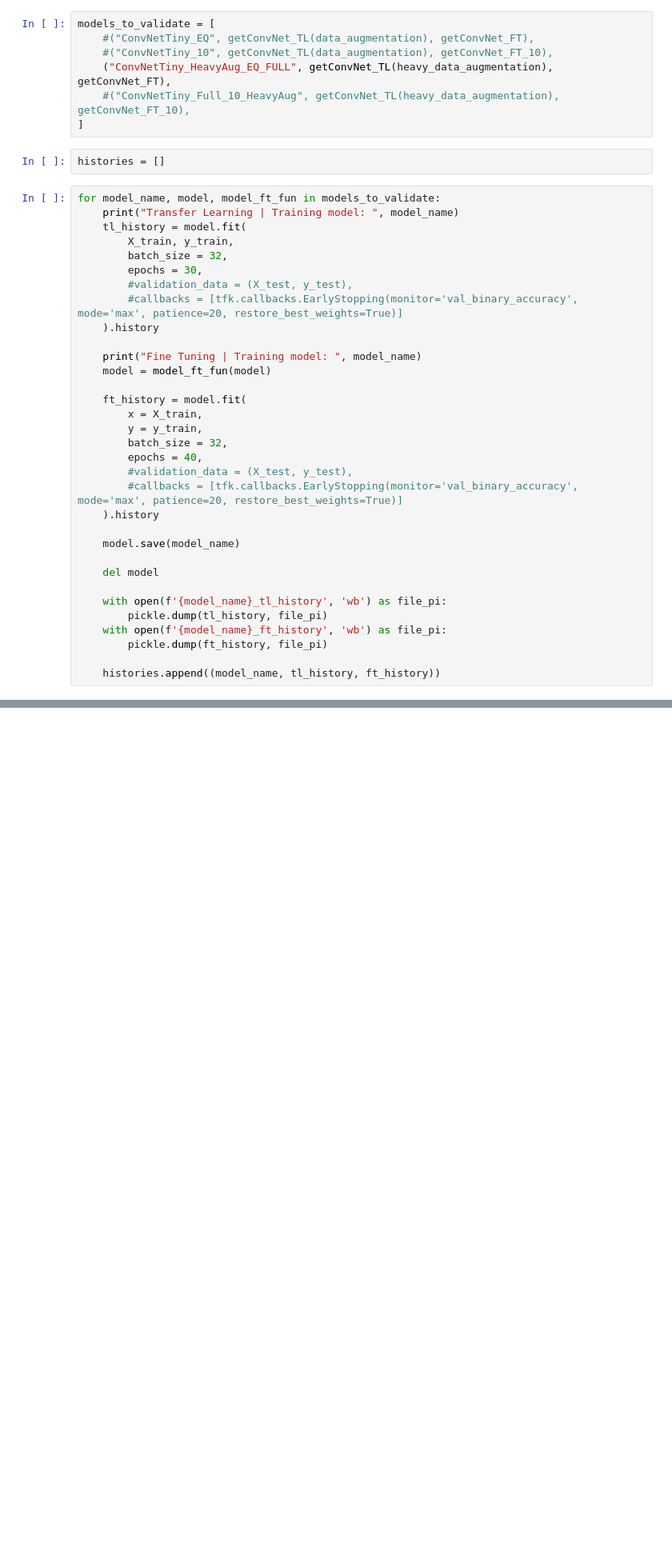
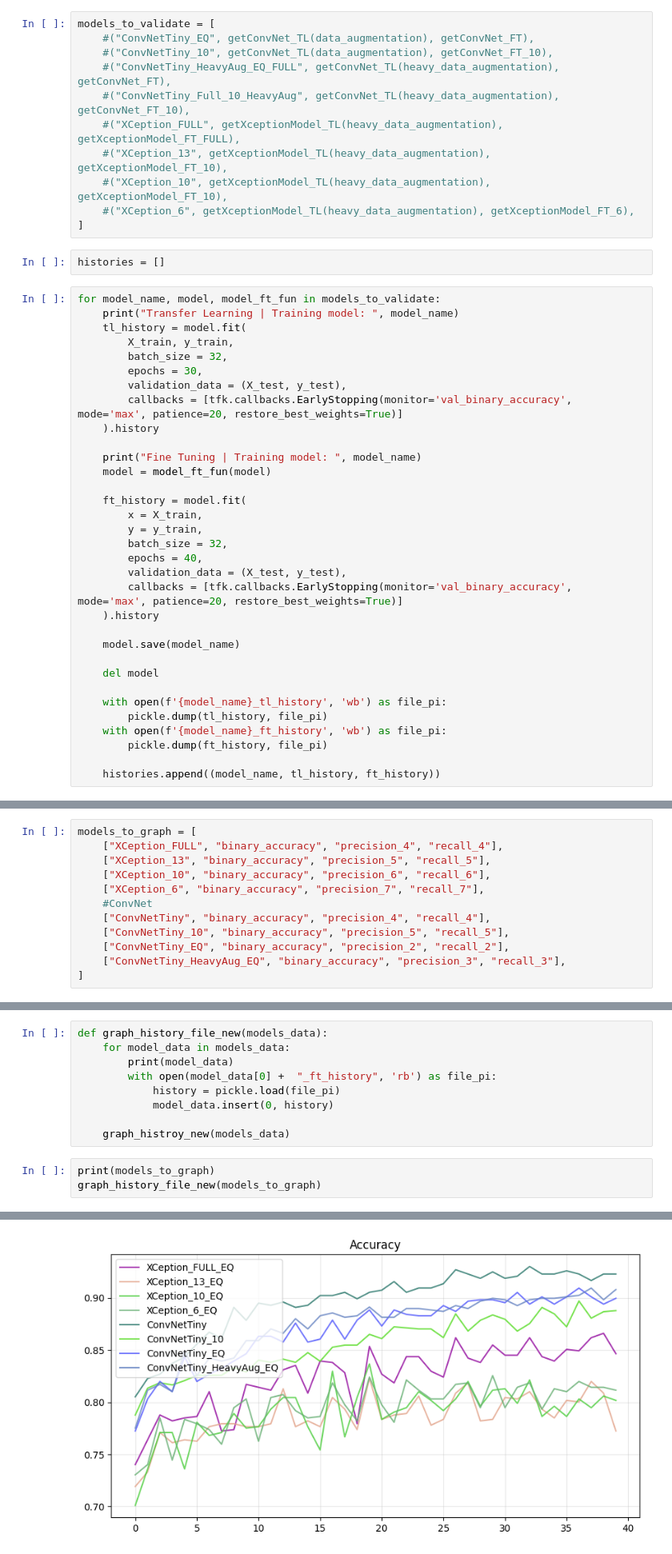
Before and after one commit to aIacoella/ANNDL-HW1, a Jupyter notebook: ModelValidation.ipynb, the cells around one changed output, grey strips where cells are left out. Shown: that part at 80% size. Saved outputs shown, nothing was run; the diff lists cells and outputs as text; blank space fills up the shorter version.

Commit message:
Latest Model Validation

```diff
--- a/ModelValidation.ipynb
+++ b/ModelValidation.ipynb
@@ -235,8 +235,12 @@ def getConvNet_FT_10(model: tfk.Model):
 models_to_validate = [
     #("ConvNetTiny_EQ", getConvNet_TL(data_augmentation), getConvNet_FT),
     #("ConvNetTiny_10", getConvNet_TL(data_augmentation), getConvNet_FT_10),
-    ("ConvNetTiny_HeavyAug_EQ_FULL", getConvNet_TL(heavy_data_augmentation), getConvNet_FT),
+    #("ConvNetTiny_HeavyAug_EQ_FULL", getConvNet_TL(heavy_data_augmentation), getConvNet_FT),
     #("ConvNetTiny_Full_10_HeavyAug", getConvNet_TL(heavy_data_augmentation), getConvNet_FT_10),
+    #("XCeption_FULL", getXceptionModel_TL(heavy_data_augmentation), getXceptionModel_FT_FULL),
+    #("XCeption_13", getXceptionModel_TL(heavy_data_augmentation), getXceptionModel_FT_10),
+    #("XCeption_10", getXceptionModel_TL(heavy_data_augmentation), getXceptionModel_FT_10),
+    #("XCeption_6", getXceptionModel_TL(heavy_data_augmentation), getXceptionModel_FT_6),
 ]
 # %%
 histories = []
@@ -247,8 +251,8 @@ for model_name, model, model_ft_fun in models_to_validate:
         X_train, y_train,
         batch_size = 32,
         epochs = 30,
-        #validation_data = (X_test, y_test),
-        #callbacks = [tfk.callbacks.EarlyStopping(monitor='val_binary_accuracy', mode='max', patience=20, restore_best_weights=True)]
+        validation_data = (X_test, y_test),
+        callbacks = [tfk.callbacks.EarlyStopping(monitor='val_binary_accuracy', mode='max', patience=20, restore_best_weights=True)]
     ).history
 
     print("Fine Tuning | Training model: ", model_name)
@@ -259,8 +263,8 @@ for model_name, model, model_ft_fun in models_to_validate:
         y = y_train,
         batch_size = 32,
         epochs = 40,
-        #validation_data = (X_test, y_test),
-        #callbacks = [tfk.callbacks.EarlyStopping(monitor='val_binary_accuracy', mode='max', patience=20, restore_best_weights=True)]
+        validation_data = (X_test, y_test),
+        callbacks = [tfk.callbacks.EarlyStopping(monitor='val_binary_accuracy', mode='max', patience=20, restore_best_weights=True)]
     ).history
 
     model.save(model_name)
@@ -294,3 +298,15 @@ Epoch 40/40
+# %%
+models_to_graph = [
+    ["XCeption_FULL", "binary_accuracy", "precision_4", "recall_4"],
+    ["XCeption_13", "binary_accuracy", "precision_5", "recall_5"],
+    ["XCeption_10", "binary_accuracy", "precision_6", "recall_6"],
+    ["XCeption_6", "binary_accuracy", "precision_7", "recall_7"],
+    #ConvNet
+    ["ConvNetTiny", "binary_accuracy", "precision_4", "recall_4"],
+    ["ConvNetTiny_10", "binary_accuracy", "precision_5", "recall_5"],
+    ["ConvNetTiny_EQ", "binary_accuracy", "precision_2", "recall_2"],
+    ["ConvNetTiny_HeavyAug_EQ", "binary_accuracy", "precision_3", "recall_3"],
+]
 # %%
 def graph_histroy(history, metrices):
     # Plot the re-trained and the transfer learning MobileNetV2 training histories
@@ -325,0 +382,13 @@ def graph_history_file(history_file, metrics):
+# %%
+def graph_history_file_new(models_data):
+    for model_data in models_data:
+        print(model_data)
+        with open(model_data[0] +  "_ft_history", 'rb') as file_pi:
+            history = pickle.load(file_pi)
+            model_data.insert(0, history)
+
+    graph_histroy_new(models_data)
+# %%
+print(models_to_graph)
+graph_history_file_new(models_to_graph)
+# %% [output]
@@ -325,0 +404 @@ def graph_history_file(history_file, metrics):
+[figure, added]
```
Also changed, not shown: parts of 14 cells of this notebook.
